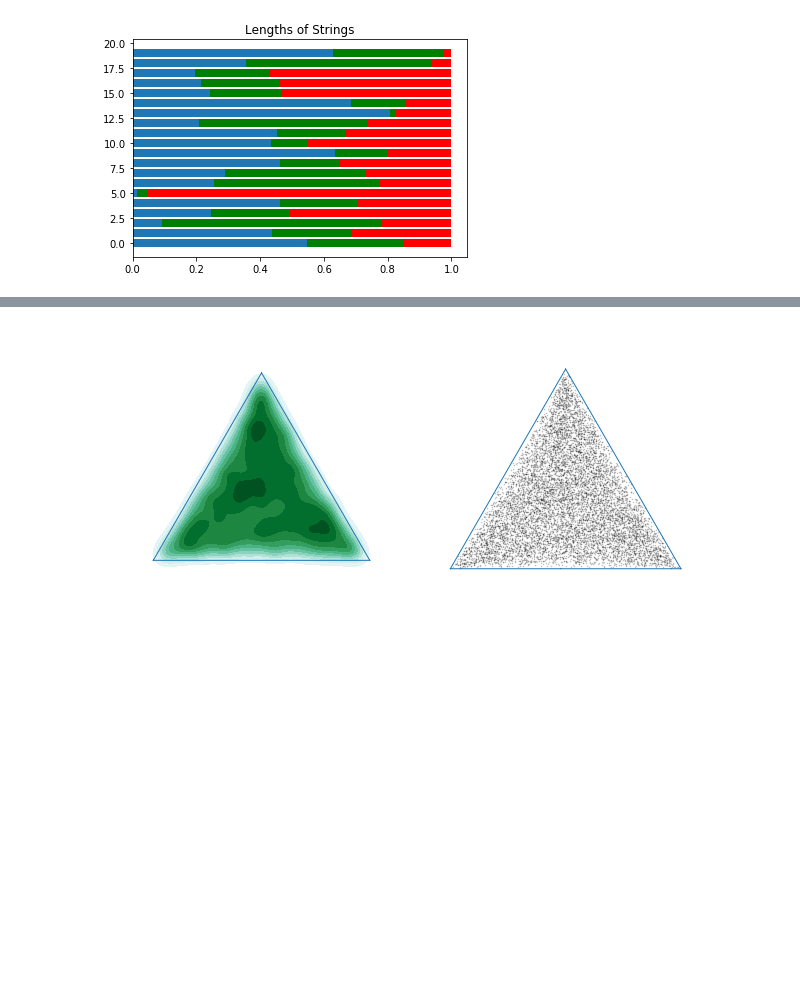
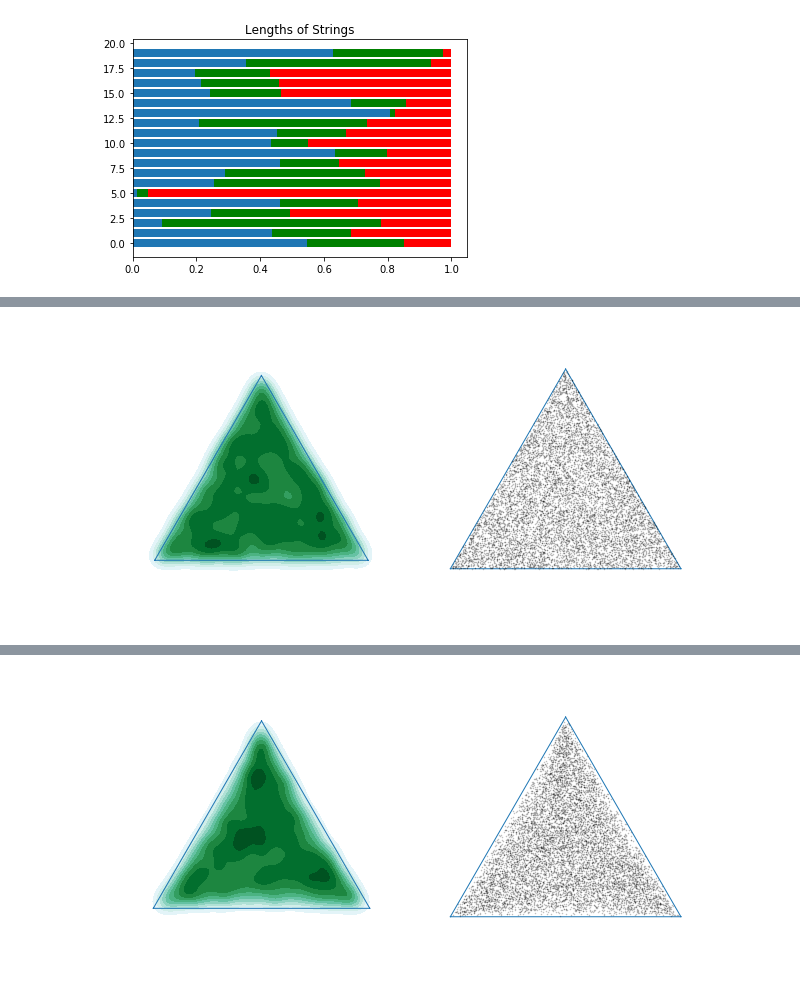
Before and after one commit to junpenglao/Planet_Sakaar_Data_Science, a Jupyter notebook: Miscellaneous/Softmax normal compare with Dirichlet.ipynb, the cells around one changed output, grey strips where cells are left out. Saved outputs shown, nothing was run; the diff lists cells and outputs as text; code cells hidden in the pictures; blank space fills up the shorter version.

```diff
--- a/Miscellaneous/Softmax normal compare with Dirichlet.ipynb
+++ b/Miscellaneous/Softmax normal compare with Dirichlet.ipynb
@@ -74,0 +75,5 @@ plot_points(p, alpha=.25)
+# %%
+p = st.dirichlet.rvs((1, 1, 1), 10000)
+plot_points(p, alpha=.25)
+# %% [output]
+[figure, added]
```
Also changed, not shown: parts of 3 cells of this notebook.
